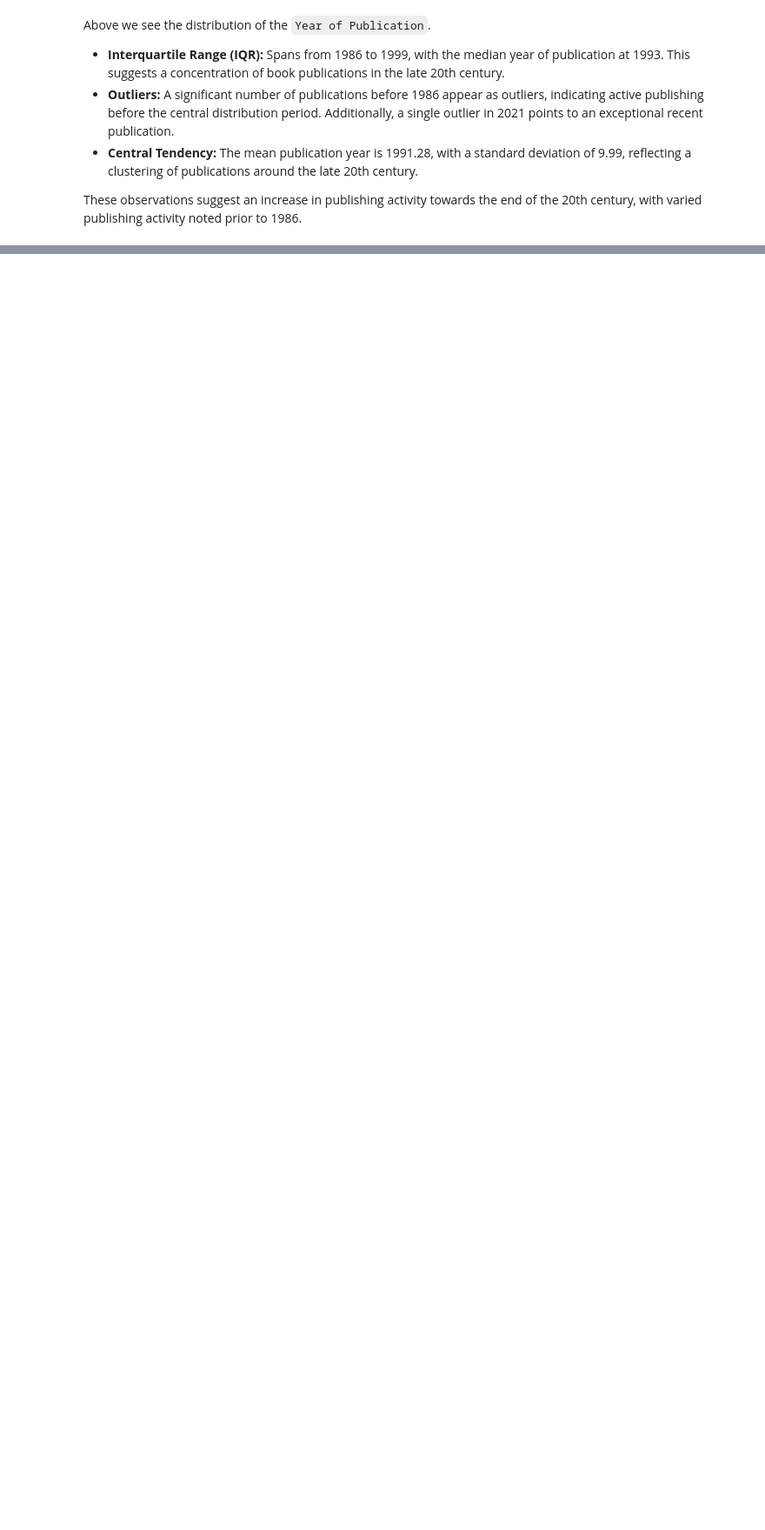
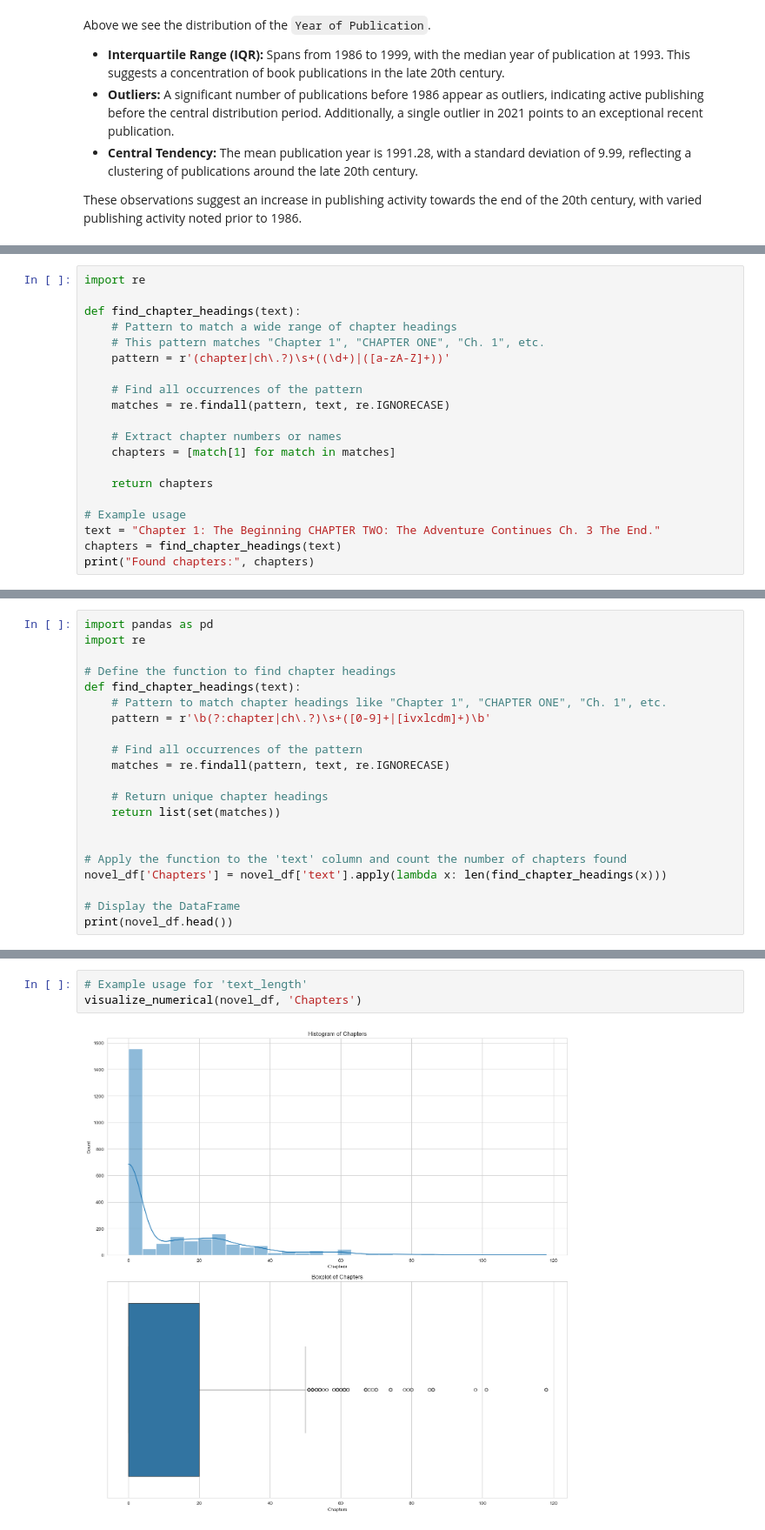
Before and after one commit to CSergiy/StoryDigest, a Jupyter notebook: EDA_Visuals.ipynb, the cells around one changed output, grey strips where cells are left out. Shown: that part at 87% size. Drawn from its saved outputs; the diff is of its cells as text; blank space fills up the shorter version.

Commit message:
Creating 'chapters' feature v1

```diff
--- a/EDA_Visuals.ipynb
+++ b/EDA_Visuals.ipynb
@@ -197,0 +201,20 @@ These observations suggest an increase in publishing activity towards the end of
+# %%
+import re
+
+def find_chapter_headings(text):
+    # Pattern to match a wide range of chapter headings
+    # This pattern matches "Chapter 1", "CHAPTER ONE", "Ch. 1", etc.
+    pattern = r'(chapter|ch\.?)\s+((\d+)|([a-zA-Z]+))'
+
+    # Find all occurrences of the pattern
+    matches = re.findall(pattern, text, re.IGNORECASE)
+
+    # Extract chapter numbers or names
+    chapters = [match[1] for match in matches]
+
+    return chapters
+
+# Example usage
+text = "Chapter 1: The Beginning CHAPTER TWO: The Adventure Continues Ch. 3 The End."
+chapters = find_chapter_headings(text)
+print("Found chapters:", chapters)
@@ -197,0 +239,21 @@ These observations suggest an increase in publishing activity towards the end of
+# %%
+import pandas as pd
+import re
+
+# Define the function to find chapter headings
+def find_chapter_headings(text):
+    # Pattern to match chapter headings like "Chapter 1", "CHAPTER ONE", "Ch. 1", etc.
+    pattern = r'\b(?:chapter|ch\.?)\s+([0-9]+|[ivxlcdm]+)\b'
+
+    # Find all occurrences of the pattern
+    matches = re.findall(pattern, text, re.IGNORECASE)
+
+    # Return unique chapter headings
+    return list(set(matches))
+
+
+# Apply the function to the 'text' column and count the number of chapters found
+novel_df['Chapters'] = novel_df['text'].apply(lambda x: len(find_chapter_headings(x)))
+
+# Display the DataFrame
+print(novel_df.head())
@@ -197,0 +299,5 @@ These observations suggest an increase in publishing activity towards the end of
+# %%
+# Example usage for 'text_length'
+visualize_numerical(novel_df, 'Chapters')
+# %% [output]
+[figure, added]
```
Also changed, not shown: parts of 7 cells of this notebook.
